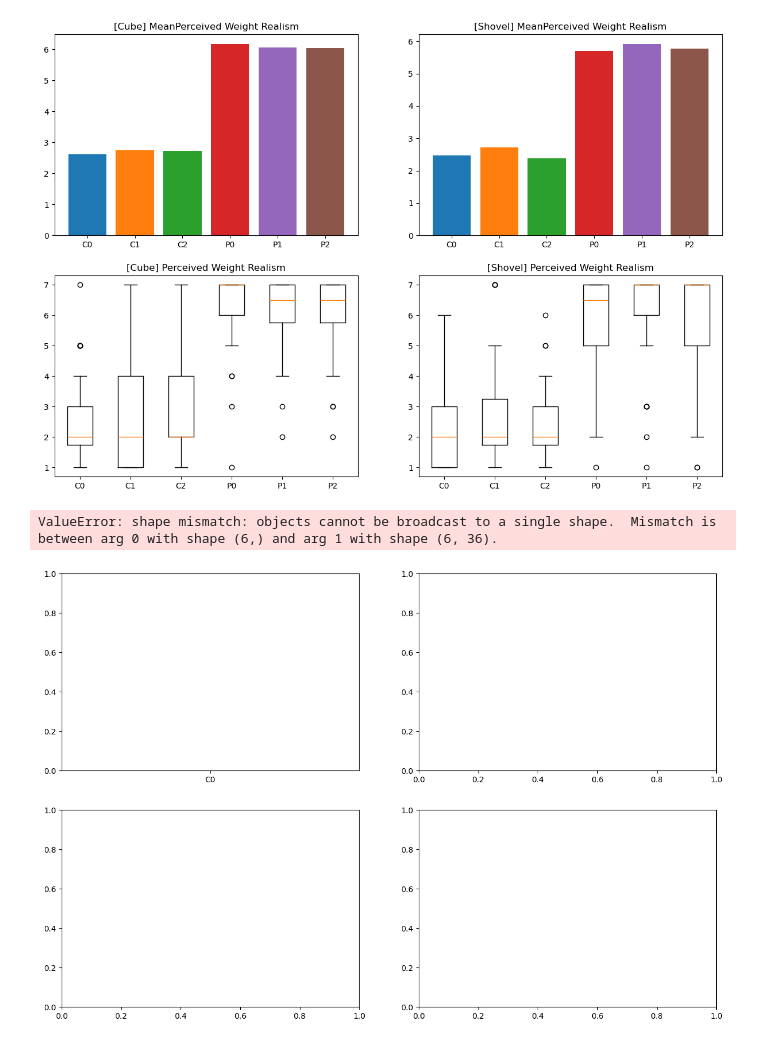
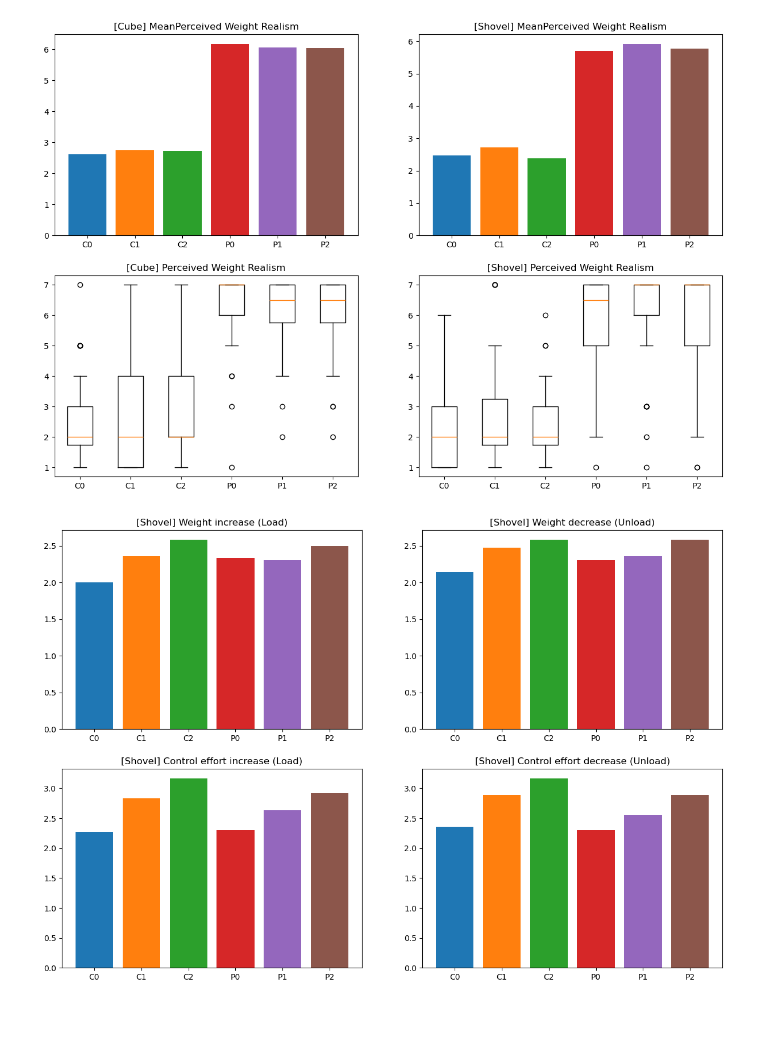
Before and after one commit to EliDll/phw-eval, a Jupyter notebook: questionnaire_eval.ipynb, the cells around one changed output. Saved outputs shown, nothing was run; the diff lists cells and outputs as text; code cells hidden in the pictures; blank space fills up the shorter version.

```diff
--- a/questionnaire_eval.ipynb
+++ b/questionnaire_eval.ipynb
@@ -237,23 +236,22 @@ plot_experiments(
 # %%
 fig, axs = plt.subplots(2, 2, figsize=(15, 10))
 
-load_weight_values = list(map(lambda x: get_single(data, shovel, x, shovel_load_weight), conditions))
+load_weight_values = list(map(lambda x: np.mean(get_single(data, shovel, x, shovel_load_weight)), conditions))
 axs[0][0].bar(conditions, load_weight_values, color=colors)
 axs[0][0].set_title('[Shovel] Weight increase (Load)')
 
-unload_weight_values = list(map(lambda x: get_single(data, shovel, x, shovel_unload_weight), conditions))
+unload_weight_values = list(map(lambda x: np.mean(get_single(data, shovel, x, shovel_unload_weight)), conditions))
 axs[0][1].bar(conditions, unload_weight_values, color=colors)
 axs[0][1].set_title('[Shovel] Weight decrease (Unload)')
 
-load_effort_values = list(map(lambda x: get_single(data, shovel, x, shovel_load_effort), conditions))
+load_effort_values = list(map(lambda x: np.mean(get_single(data, shovel, x, shovel_load_effort)), conditions))
 axs[1][0].bar(conditions, load_effort_values, color=colors)
 axs[1][0].set_title('[Shovel] Control effort increase (Load)')
 
-unload_effort_values = list(map(lambda x: get_single(data, shovel, x, shovel_unload_effort), conditions))
+unload_effort_values = list(map(lambda x: np.mean(get_single(data, shovel, x, shovel_unload_effort)), conditions))
 axs[1][1].bar(conditions, unload_effort_values, color=colors)
 axs[1][1].set_title('[Shovel] Control effort decrease (Unload)')
 
 plt.show()
 # %% [output]
-ValueError: shape mismatch: objects cannot be broadcast to a single shape.  Mismatch is between arg 0 with shape (6,) and arg 1 with shape (6, 36).
-[figure, old version]
+[figure, new version]
```
Also changed, not shown: parts of 1 cell of this notebook, 35 other files.
